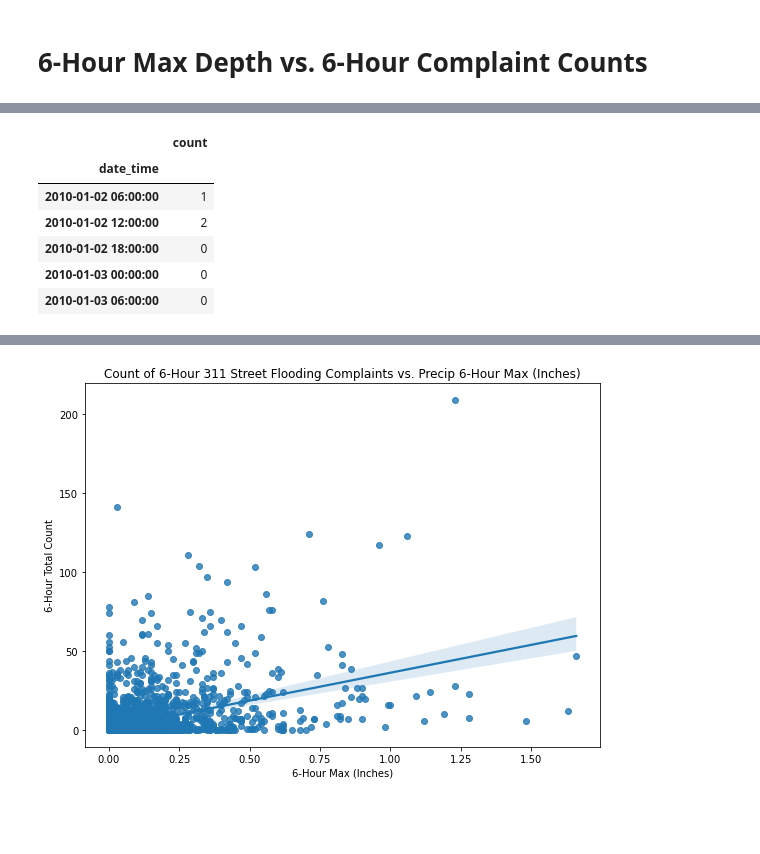
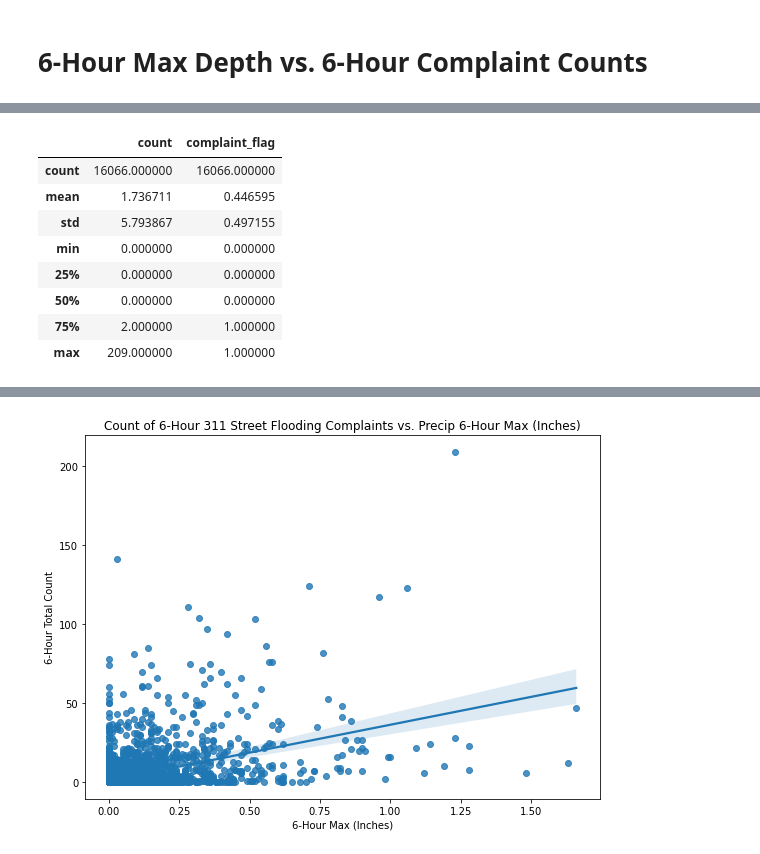
Before and after one commit to datalifenyc/nyc-street-flooding-analysis, a Jupyter notebook: analysis-book/nyc-311-groundtruth.ipynb, the cells around one changed output, grey strips where cells are left out. Cells and saved outputs as stored; diff of their text form; code cells hidden in the pictures; blank space fills up the shorter version.

```diff
--- a/analysis-book/nyc-311-groundtruth.ipynb
+++ b/analysis-book/nyc-311-groundtruth.ipynb
@@ -361,22 +350,30 @@ hour_six_max.describe()
 # %%
 # Resample to 6-hour complaint count and save as new dataframe
 complaints_hourly = (
     complaints_df
     .set_index('date_time')[['unique_key']]
     .resample('6H')
     .count()
     .rename(columns={'unique_key':'count'})
 )
 
-complaints_hourly.head()
+complaints_hourly['count'] = complaints_hourly['count'].fillna(0)
+
+complaints_hourly.loc[complaints_hourly['count'] > 0, 'complaint_flag'] = 1
+complaints_hourly['complaint_flag'] = complaints_hourly['complaint_flag'].fillna(0)
+complaints_hourly['complaint_flag'] = complaints_hourly['complaint_flag'].astype(int)
+
+complaints_hourly.describe()
 # %% [output]
-|  | count |
-| date_time |  |
-| 2010-01-02 06:00:00 | 1 |
-| 2010-01-02 12:00:00 | 2 |
-| 2010-01-02 18:00:00 | 0 |
-| 2010-01-03 00:00:00 | 0 |
-| 2010-01-03 06:00:00 | 0 |
+|  | count | complaint_flag |
+| count | 16066.000000 | 16066.000000 |
+| mean | 1.736711 | 0.446595 |
+| std | 5.793867 | 0.497155 |
+| min | 0.000000 | 0.000000 |
+| 25% | 0.000000 | 0.000000 |
+| 50% | 0.000000 | 0.000000 |
+| 75% | 2.000000 | 1.000000 |
+| max | 209.000000 | 1.000000 |
 # %%
 # merge both datasets on date_time
 merged_df = (
```
Also changed, not shown: parts of 56 cells of this notebook.
